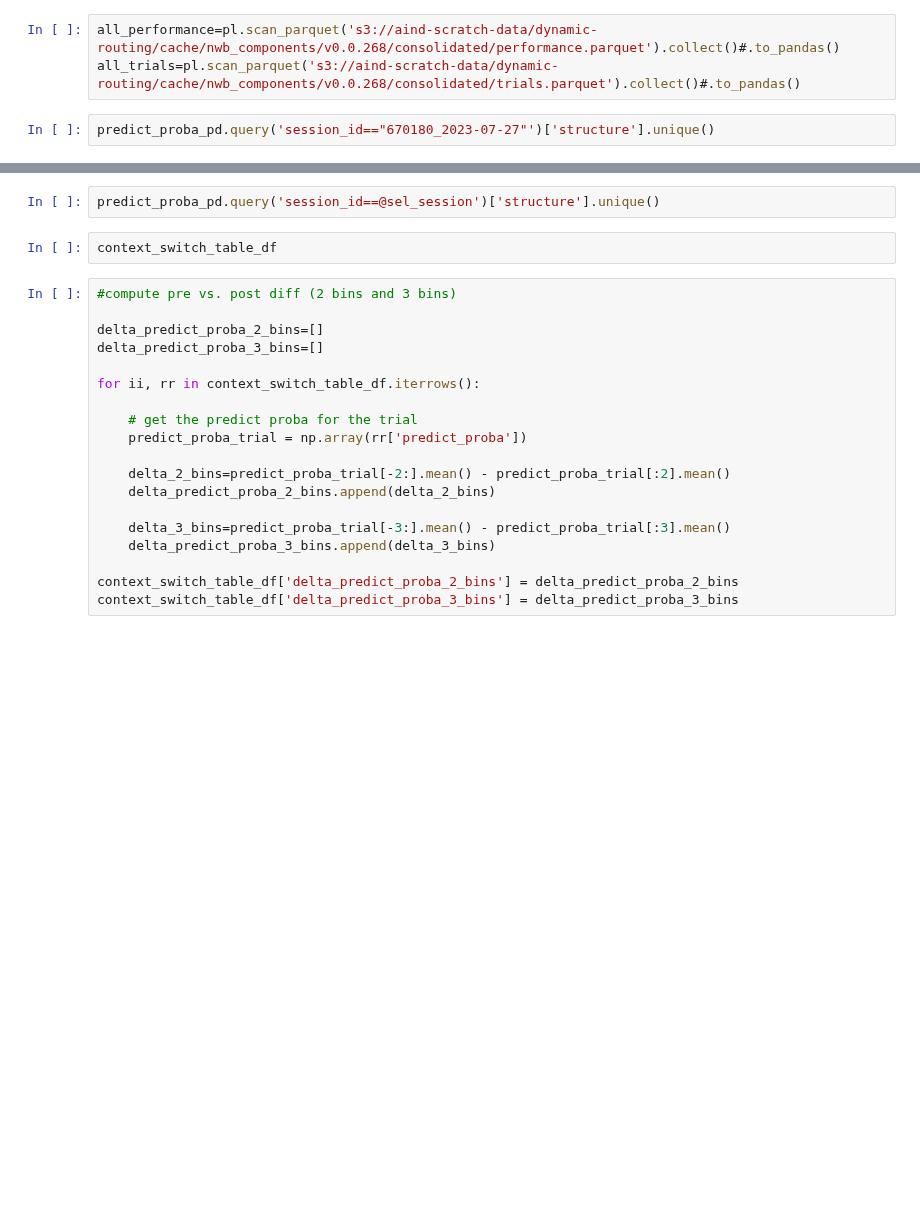
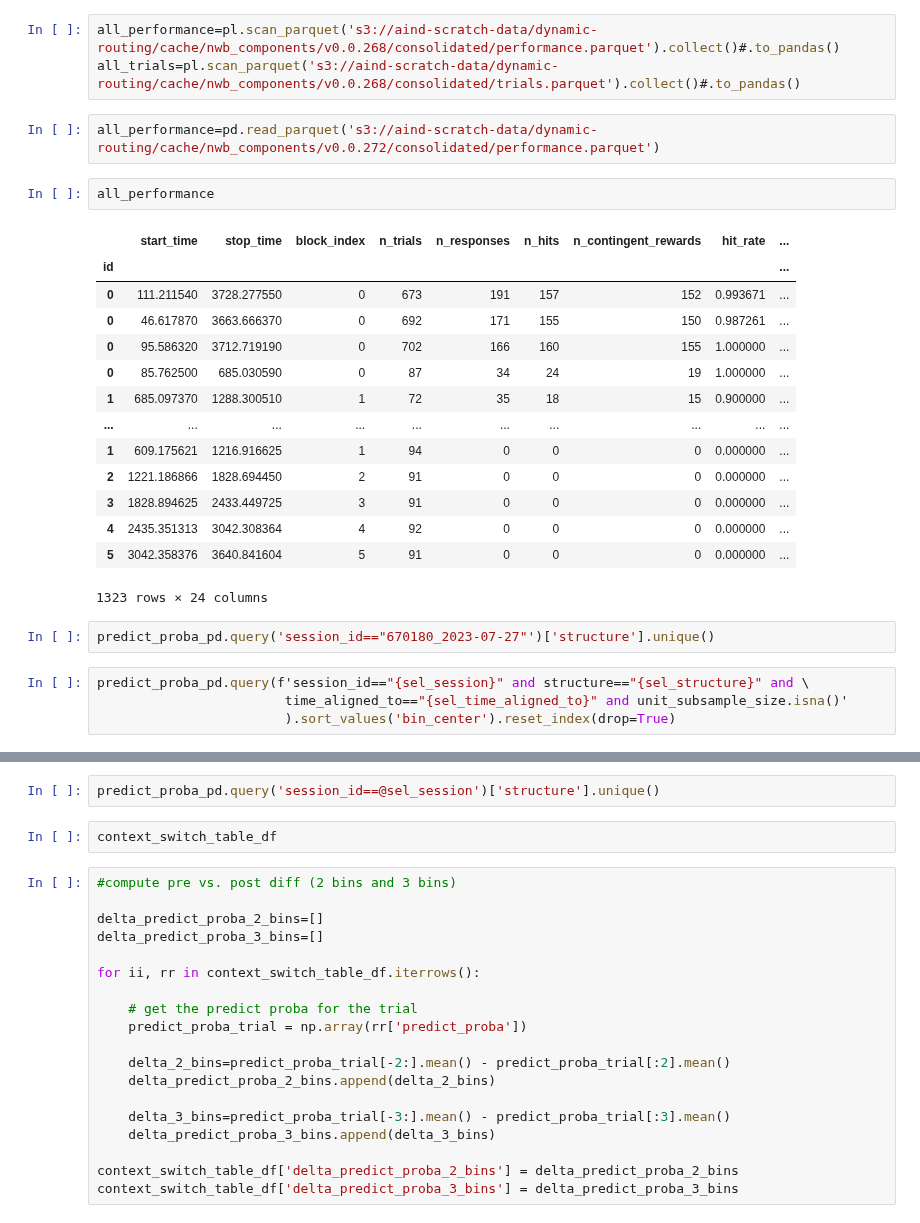
Before and after one commit to AllenInstitute/dynamic_routing_analysis, a Jupyter notebook: notebooks/plot_multi_timebin_decoder_results.ipynb, the cells around one changed output, grey strips where cells are left out. Cells and saved outputs as stored; diff of their text form; blank space fills up the shorter version.

```diff
--- a/notebooks/plot_multi_timebin_decoder_results.ipynb
+++ b/notebooks/plot_multi_timebin_decoder_results.ipynb
@@ -653,8 +689,31 @@ def get_session_structure_results(predict_proba_pd, sel_session, sel_structure,
 # %%
 all_performance=pl.scan_parquet('s3://aind-scratch-data/dynamic-routing/cache/nwb_components/v0.0.268/consolidated/performance.parquet').collect()#.to_pandas()
 all_trials=pl.scan_parquet('s3://aind-scratch-data/dynamic-routing/cache/nwb_components/v0.0.268/consolidated/trials.parquet').collect()#.to_pandas()
+# %%
+all_performance=pd.read_parquet('s3://aind-scratch-data/dynamic-routing/cache/nwb_components/v0.0.272/consolidated/performance.parquet')
+# %%
+all_performance
+# %% [output]
+|  | start_time | stop_time | block_index | n_trials | n_responses | n_hits | n_contingent_rewards | hit_rate | ... |
+| id |  |  |  |  |  |  |  |  | ... |
+| 0 | 111.211540 | 3728.277550 | 0 | 673 | 191 | 157 | 152 | 0.993671 | ... |
+| 0 | 46.617870 | 3663.666370 | 0 | 692 | 171 | 155 | 150 | 0.987261 | ... |
+| 0 | 95.586320 | 3712.719190 | 0 | 702 | 166 | 160 | 155 | 1.000000 | ... |
+| 0 | 85.762500 | 685.030590 | 0 | 87 | 34 | 24 | 19 | 1.000000 | ... |
+| 1 | 685.097370 | 1288.300510 | 1 | 72 | 35 | 18 | 15 | 0.900000 | ... |
+| ... | ... | ... | ... | ... | ... | ... | ... | ... | ... |
+| 1 | 609.175621 | 1216.916625 | 1 | 94 | 0 | 0 | 0 | 0.000000 | ... |
+| 2 | 1221.186866 | 1828.694450 | 2 | 91 | 0 | 0 | 0 | 0.000000 | ... |
+| 3 | 1828.894625 | 2433.449725 | 3 | 91 | 0 | 0 | 0 | 0.000000 | ... |
+| 4 | 2435.351313 | 3042.308364 | 4 | 92 | 0 | 0 | 0 | 0.000000 | ... |
+| 5 | 3042.358376 | 3640.841604 | 5 | 91 | 0 | 0 | 0 | 0.000000 | ... |
+1323 rows × 24 columns
 # %%
 predict_proba_pd.query('session_id=="670180_2023-07-27"')['structure'].unique()
+# %%
+predict_proba_pd.query(f'session_id=="{sel_session}" and structure=="{sel_structure}" and \
+                        time_aligned_to=="{sel_time_aligned_to}" and unit_subsample_size.isna()'
+                        ).sort_values('bin_center').reset_index(drop=True)
 # %%
 #get predict_proba relative to switches, make new table
 
```
Also changed, not shown: parts of 28 cells of this notebook, 5 other files.
